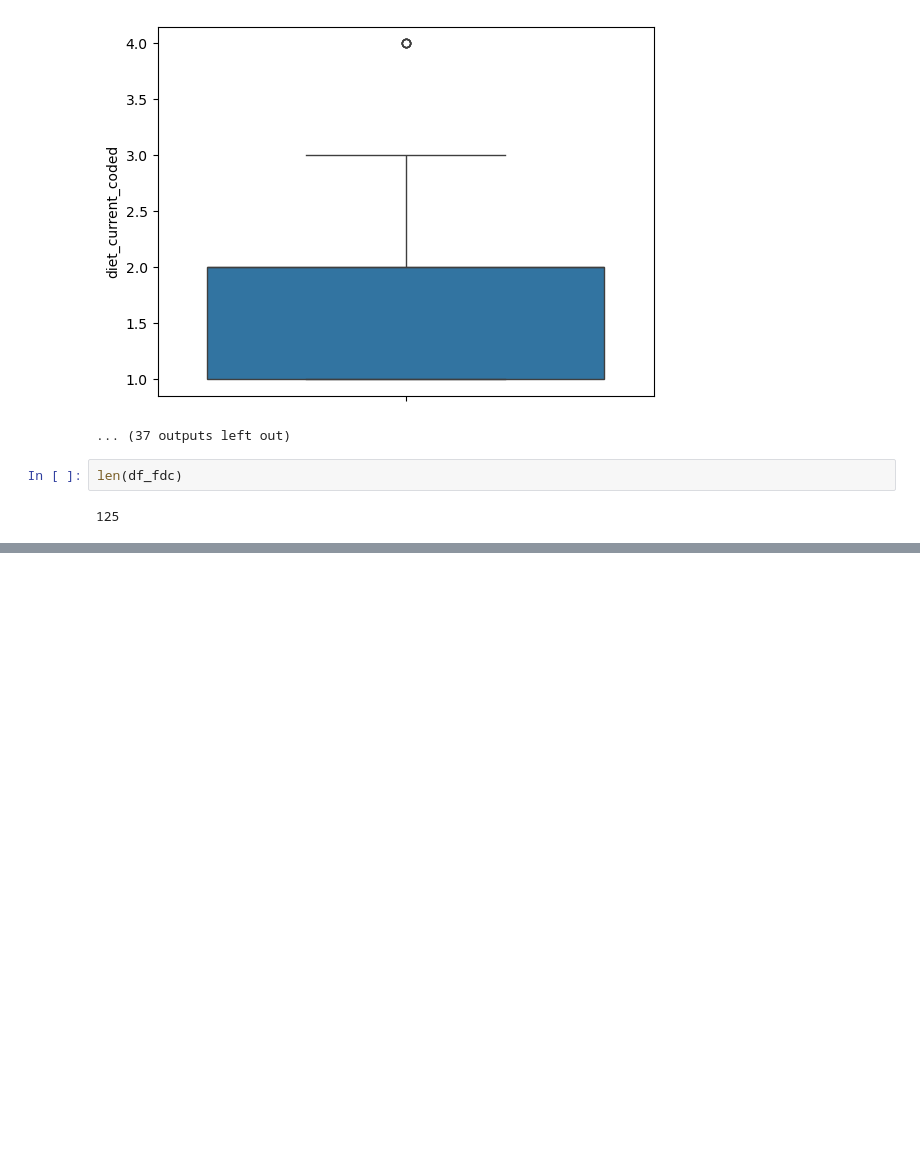
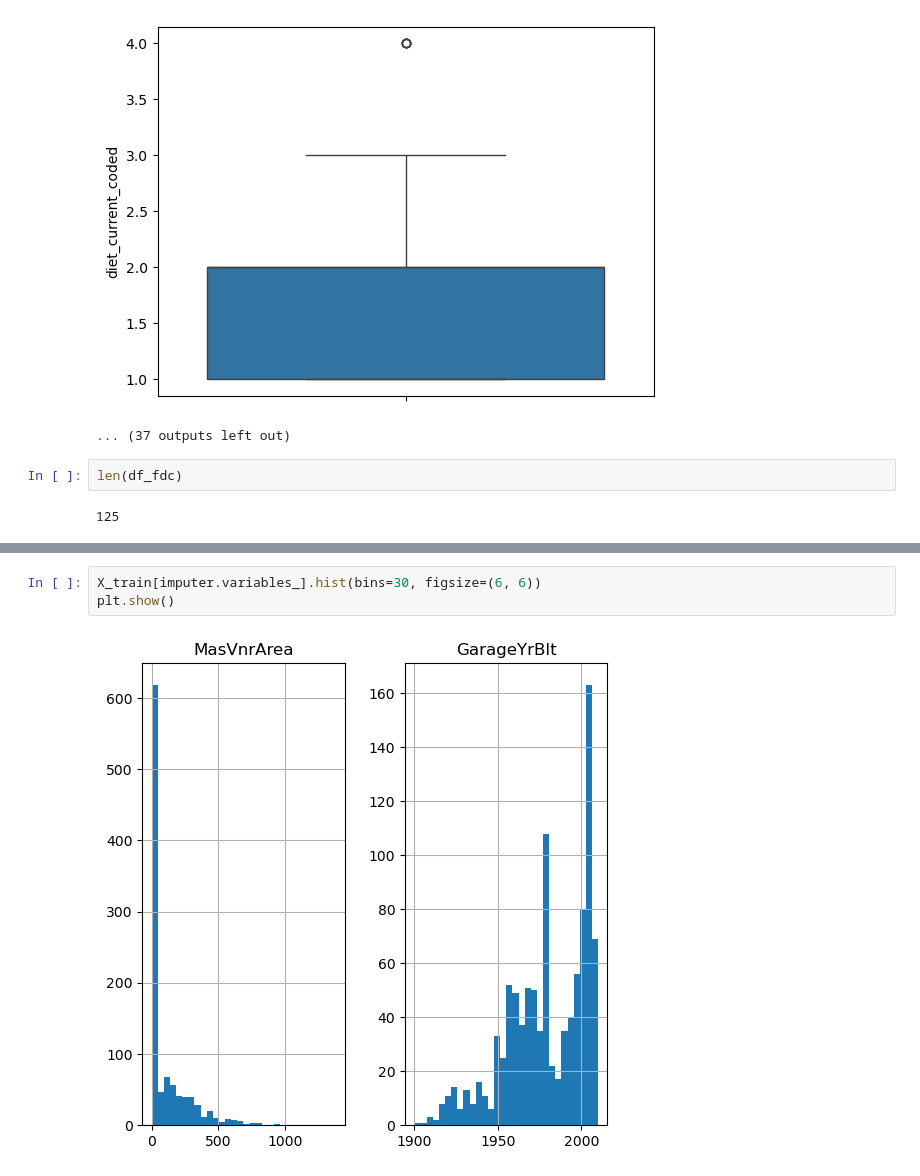
Before and after one commit to Ardavaa/week3, a Jupyter notebook: main.ipynb, the cells around one changed output, grey strips where cells are left out. Cells and saved outputs as stored; diff of their text form; blank space fills up the shorter version.

```diff
--- a/main.ipynb
+++ b/main.ipynb
@@ -1302,0 +1612,5 @@ len(df_fdc)
+# %%
+X_train[imputer.variables_].hist(bins=30, figsize=(6, 6))
+plt.show()
+# %% [output]
+[figure, added]
```
Also changed, not shown: parts of 62 cells of this notebook, 4 other files.
